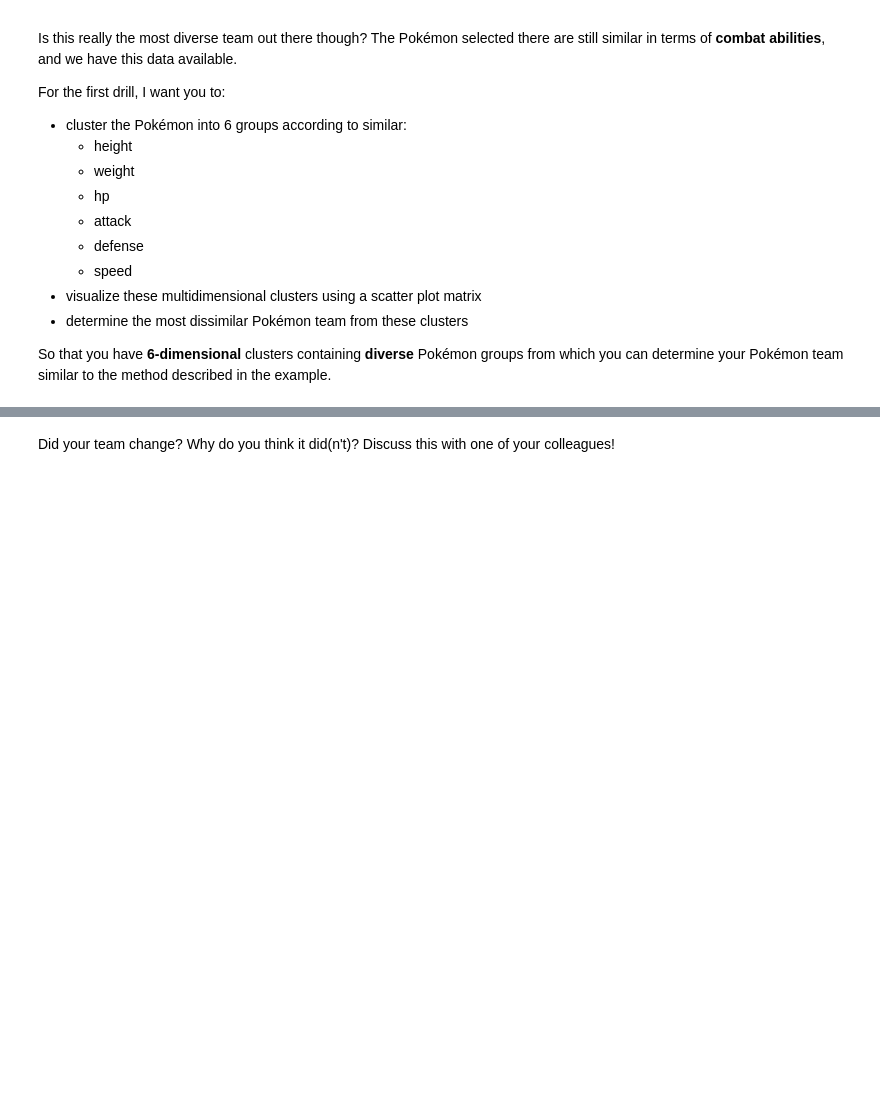
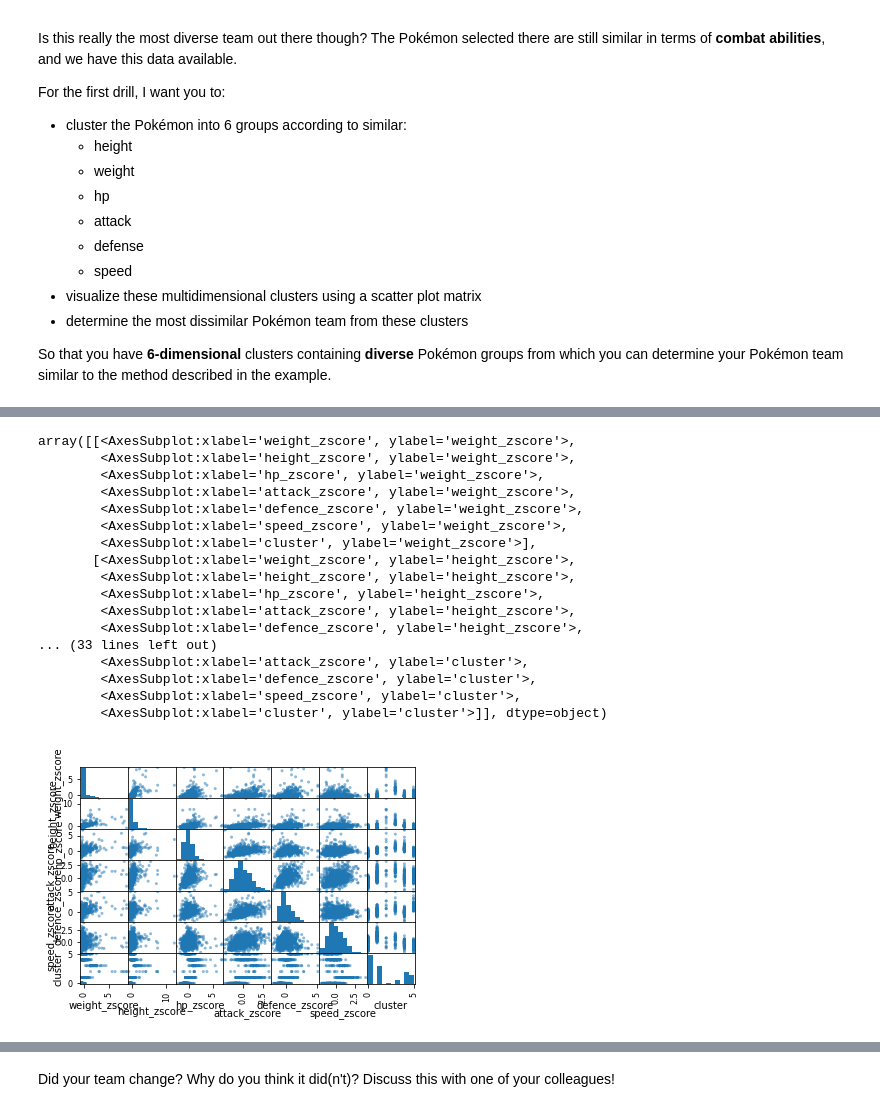
Before and after one commit to SamuelD005/Becode_Exercices_Samuel_Dodet, a Jupyter notebook: content/4.machine_learning/3.Clustering/2.clustering_drills.ipynb, the cells around one changed output, grey strips where cells are left out. Drawn from its saved outputs; the diff is of its cells as text; code cells hidden in the pictures; blank space fills up the shorter version.

```diff
--- a/content/4.machine_learning/3.Clustering/2.clustering_drills.ipynb
+++ b/content/4.machine_learning/3.Clustering/2.clustering_drills.ipynb
@@ -27,0 +47,7 @@ So that you have **6-dimensional** clusters containing **diverse** Pokémon grou
+# %%
+# drop rows containing null values for weight or height
+pokemon = pokemon.dropna(axis=0, subset=['weight_kg'])
+pokemon = pokemon.dropna(axis=0, subset=['height_m'])
+
+# adjusting index
+pokemon = pokemon.reset_index(drop=True)
@@ -30,2 +98,23 @@ So that you have **6-dimensional** clusters containing **diverse** Pokémon grou
+# %%
+pd.plotting.scatter_matrix(pokemon_metrics_normalized)
+# %% [output]
+array([[<AxesSubplot:xlabel='weight_zscore', ylabel='weight_zscore'>,
+        <AxesSubplot:xlabel='height_zscore', ylabel='weight_zscore'>,
+        <AxesSubplot:xlabel='hp_zscore', ylabel='weight_zscore'>,
+        <AxesSubplot:xlabel='attack_zscore', ylabel='weight_zscore'>,
+        <AxesSubplot:xlabel='defence_zscore', ylabel='weight_zscore'>,
+        <AxesSubplot:xlabel='speed_zscore', ylabel='weight_zscore'>,
+        <AxesSubplot:xlabel='cluster', ylabel='weight_zscore'>],
+       [<AxesSubplot:xlabel='weight_zscore', ylabel='height_zscore'>,
+        <AxesSubplot:xlabel='height_zscore', ylabel='height_zscore'>,
+        <AxesSubplot:xlabel='hp_zscore', ylabel='height_zscore'>,
+        <AxesSubplot:xlabel='attack_zscore', ylabel='height_zscore'>,
+        <AxesSubplot:xlabel='defence_zscore', ylabel='height_zscore'>,
+... (33 lines left out)
+        <AxesSubplot:xlabel='attack_zscore', ylabel='cluster'>,
+        <AxesSubplot:xlabel='defence_zscore', ylabel='cluster'>,
+        <AxesSubplot:xlabel='speed_zscore', ylabel='cluster'>,
+        <AxesSubplot:xlabel='cluster', ylabel='cluster'>]], dtype=object)
+[figure, added]
 # %%
 # determine your final Pokémon here
```
Also changed, not shown: parts of 22 cells of this notebook, 14 other files.
